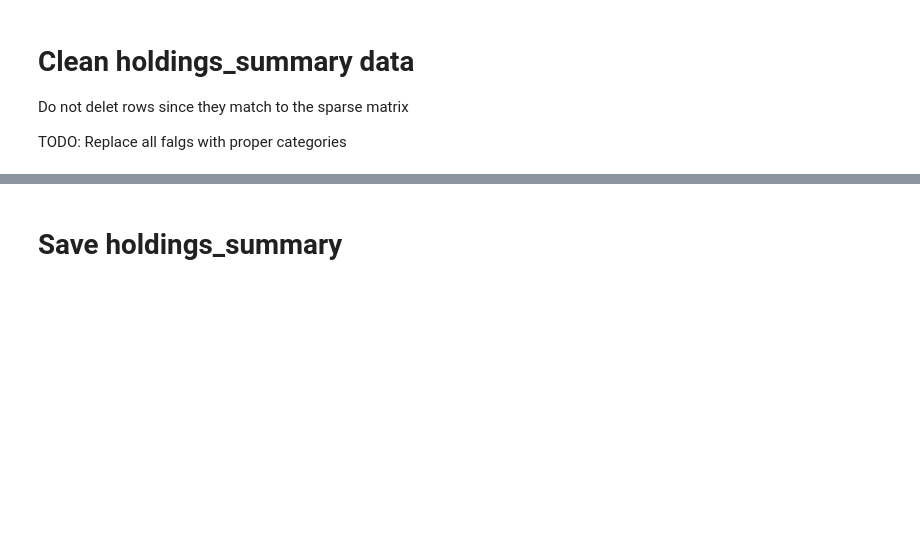
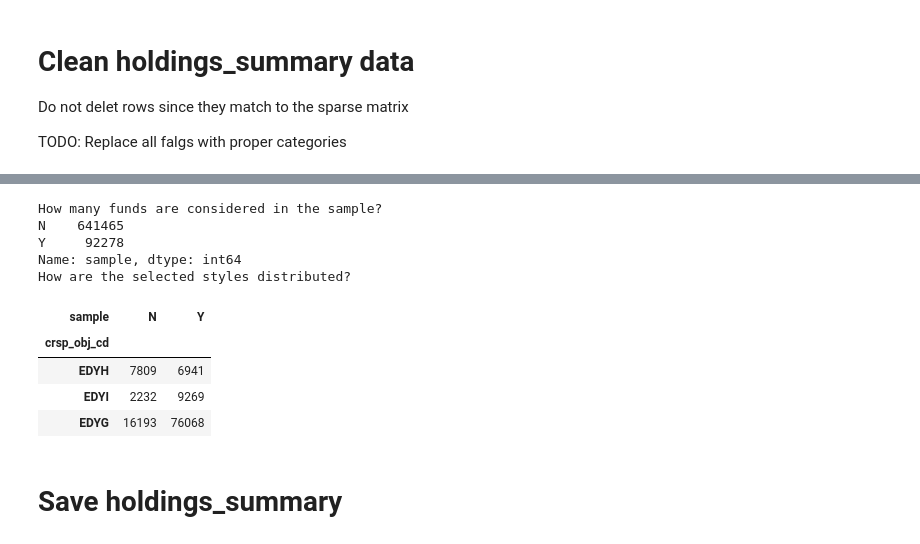
Before and after one commit to Amglex/Mutual-Funds, a Jupyter notebook: notebooks/02 - Filter Data.ipynb, the cells around one changed output, grey strips where cells are left out. Drawn from its saved outputs; the diff is of its cells as text; code cells hidden in the pictures; blank space fills up the shorter version.

```diff
--- a/notebooks/02 - Filter Data.ipynb
+++ b/notebooks/02 - Filter Data.ipynb
@@ -179,3 +165,6 @@ holdings_summary.sample(10)
+# %%
+path = '../data/interim/holdings_summary_raw.feather'
+holdings_summary = feather.read_dataframe(path)
 # %% [markdown]
 # Clean holdings_summary data
 
@@ -201,9 +198,5 @@ holdings_summary.loc[holdings_summary['mutual_fund'].isna(),'mutual_fund'] = 'N'
 # , 'EDCL', 'EDCM', 'EDCS', 'EDCI'
 # selected_obj_codes = ('EDYG','EDYB' ,'EDYH' ,'EDYS' ,'EDYI')
 
-selected_obj_codes = ('EDYG','I')
-
-holdings_summary.loc[(holdings_summary['mutual_fund'] == 'Y') &
-                     (holdings_summary['crsp_obj_cd'].isin(selected_obj_codes)),'sample'] = 'Y'
-holdings_summary.loc[holdings_summary['sample'].isna(),'sample'] = 'N'
+selected_obj_codes = ('EDYG','EDYH', 'EDYI')
 # %%
@@ -235,3 +223,20 @@ pd.crosstab(holdings_summary['mutual_fund'],holdings_summary['sample'])
+# %%
+print('How many funds are considered in the sample?')
+print(holdings_summary['sample'].value_counts())
+
+print('How are the selected styles distributed?')
+pd.crosstab(holdings_summary['crsp_obj_cd'],holdings_summary['sample']).sort_values('Y')[-len(selected_obj_codes):]
+# %% [output]
+How many funds are considered in the sample?
+N    641465
+Y     92278
+Name: sample, dtype: int64
+How are the selected styles distributed?
+| sample | N | Y |
+| crsp_obj_cd |  |  |
+| EDYH | 7809 | 6941 |
+| EDYI | 2232 | 9269 |
+| EDYG | 16193 | 76068 |
 # %% [markdown]
 # Save holdings_summary
 # %%
```
Also changed, not shown: parts of 50 cells of this notebook, 2 other files.
